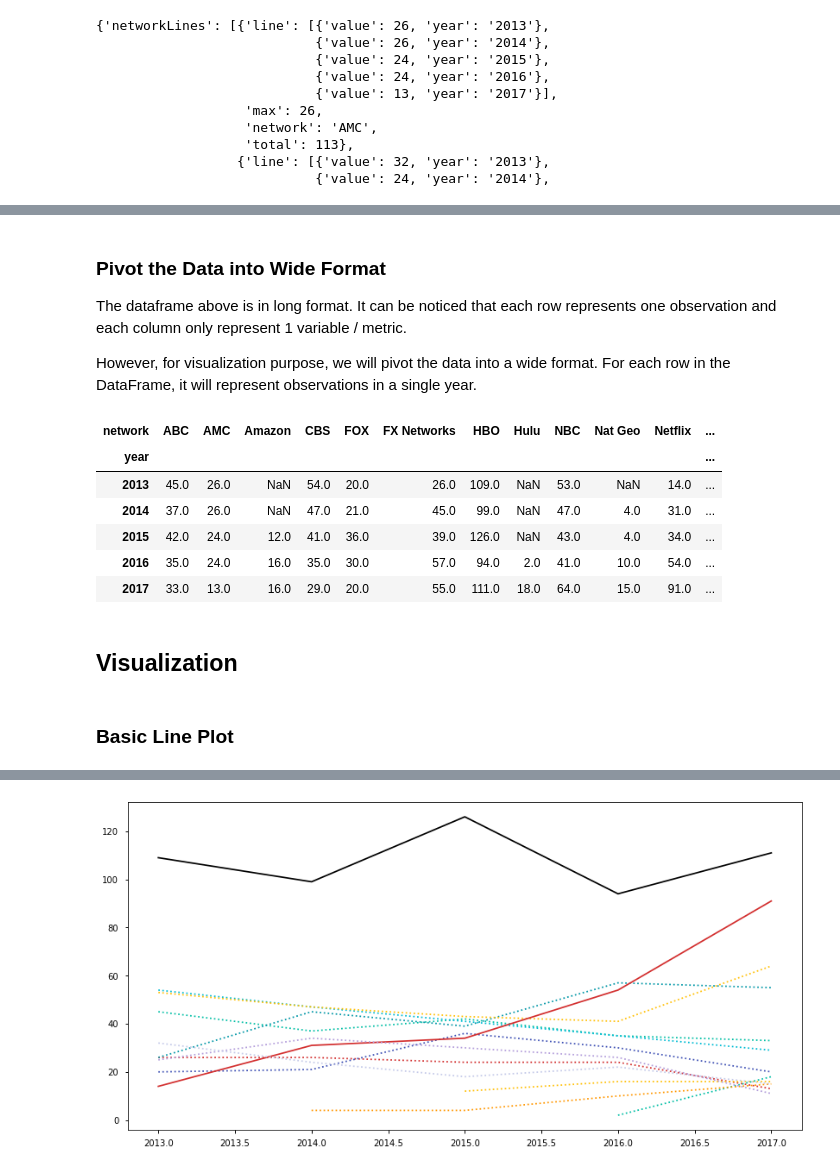
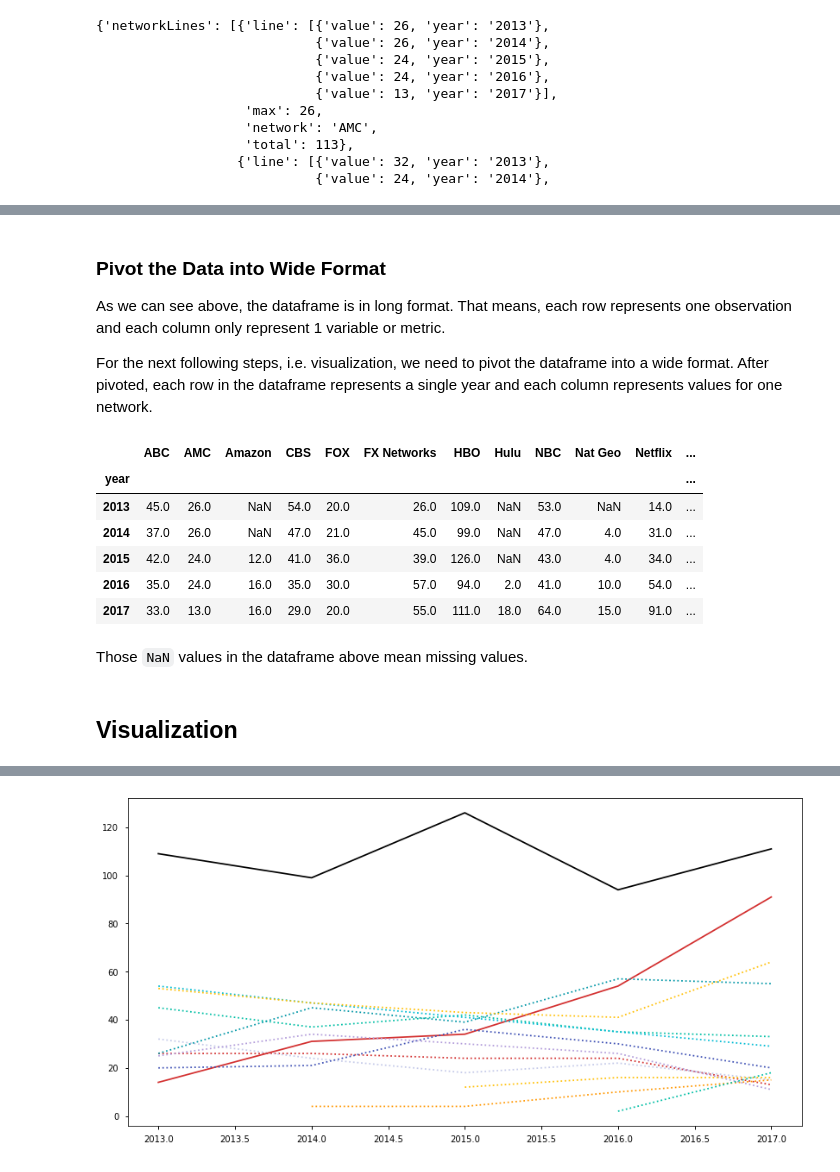
Before and after one commit to arifqodari/blog, a Jupyter notebook: _notebooks/2021-08-23-recreate-visualization-in-matplotlib.ipynb, the cells around one changed output, grey strips where cells are left out. Cells and saved outputs as stored; diff of their text form; code cells hidden in the pictures.

```diff
--- a/_notebooks/2021-08-23-recreate-visualization-in-matplotlib.ipynb
+++ b/_notebooks/2021-08-23-recreate-visualization-in-matplotlib.ipynb
@@ -87,9 +104,9 @@ Once it is a DataFrame, it will be easier to modify and transform the data.
 # %%
-# help: https://pandas.pydata.org/pandas-docs/stable/user_guide/io.html?highlight=json_normalize#normalization
 df = (
     # convert json into tabular
+    # ref: https://pandas.pydata.org/pandas-docs/stable/user_guide/io.html?highlight=json_normalize#normalization
     pd.json_normalize(data_json["networkLines"], "line", ["network", "total", "max"])
-    .pipe(glimpse, info=True)
+    # .pipe(glimpse, info=True)
     # specify data type for numeric variables
     .astype({"year": "int", "value": "int", "total": "int", "max": "int"})
 )
@@ -124,27 +128,29 @@ None
 # %% [markdown]
 ### Pivot the Data into Wide Format
 
-The dataframe above is in long format.
-It can be noticed that each row represents one observation and each column only represent 1 variable / metric.
+As we can see above, the dataframe is in long format.
+That means, each row represents one observation and each column only represent 1 variable or metric.
 
-However, for visualization purpose, we will pivot the data into a wide format.
-For each row in the DataFrame, it will represent observations in a single year.
+For the next following steps, i.e. visualization, we need to pivot the dataframe into a wide format.
+After pivoted, each row in the dataframe represents a single year and each column represents values for one network.
 # %%
 yearly_df = (
     df
     .copy()
-    .pivot(columns="network", values="value", index="year")
+    .pivot(index="year", columns="network", values="value")
+    # remove column index name
+    .rename_axis(None, axis=1)
 )
 yearly_df
 # %% [output]
-| network | ABC | AMC | Amazon | CBS | FOX | FX Networks | HBO | Hulu | NBC | Nat Geo | Netflix | ... |
+|  | ABC | AMC | Amazon | CBS | FOX | FX Networks | HBO | Hulu | NBC | Nat Geo | Netflix | ... |
 | year |  |  |  |  |  |  |  |  |  |  |  | ... |
 | 2013 | 45.0 | 26.0 | NaN | 54.0 | 20.0 | 26.0 | 109.0 | NaN | 53.0 | NaN | 14.0 | ... |
 | 2014 | 37.0 | 26.0 | NaN | 47.0 | 21.0 | 45.0 | 99.0 | NaN | 47.0 | 4.0 | 31.0 | ... |
 | 2015 | 42.0 | 24.0 | 12.0 | 41.0 | 36.0 | 39.0 | 126.0 | NaN | 43.0 | 4.0 | 34.0 | ... |
 | 2016 | 35.0 | 24.0 | 16.0 | 35.0 | 30.0 | 57.0 | 94.0 | 2.0 | 41.0 | 10.0 | 54.0 | ... |
 | 2017 | 33.0 | 13.0 | 16.0 | 29.0 | 20.0 | 55.0 | 111.0 | 18.0 | 64.0 | 15.0 | 91.0 | ... |
+# %% [markdown]
+Those `NaN` values in the dataframe above mean missing values.
 # %% [markdown]
 ## Visualization
-# %% [markdown]
-### Basic Line Plot
```
Also changed, not shown: parts of 27 cells of this notebook.
